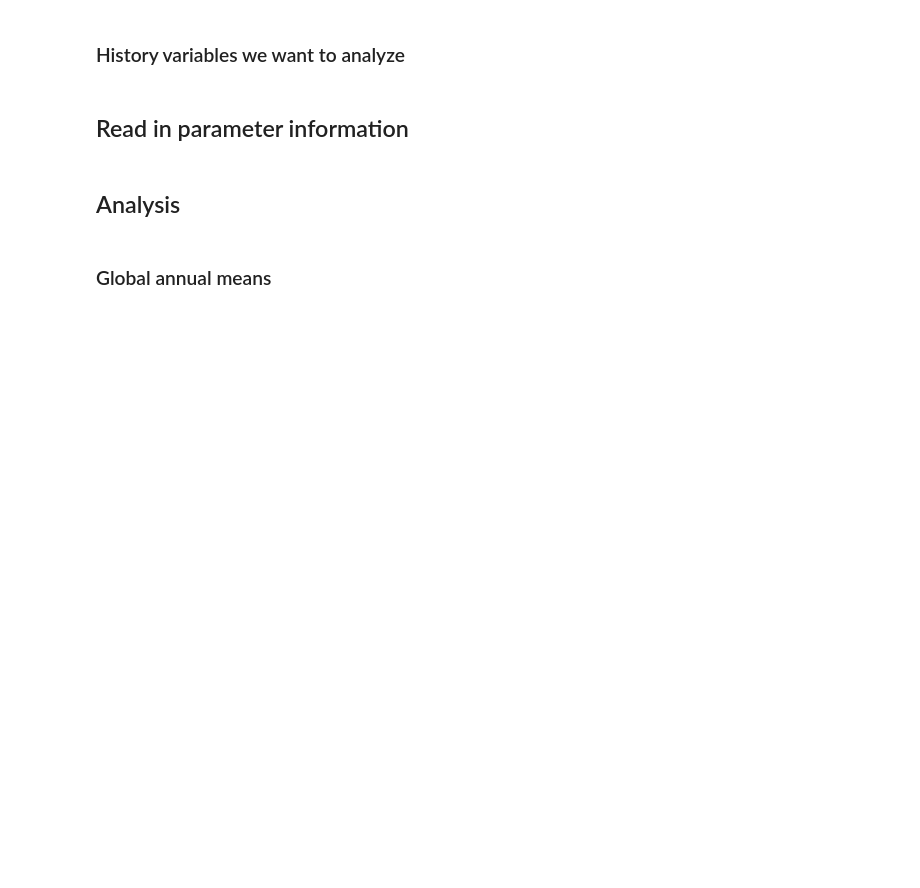
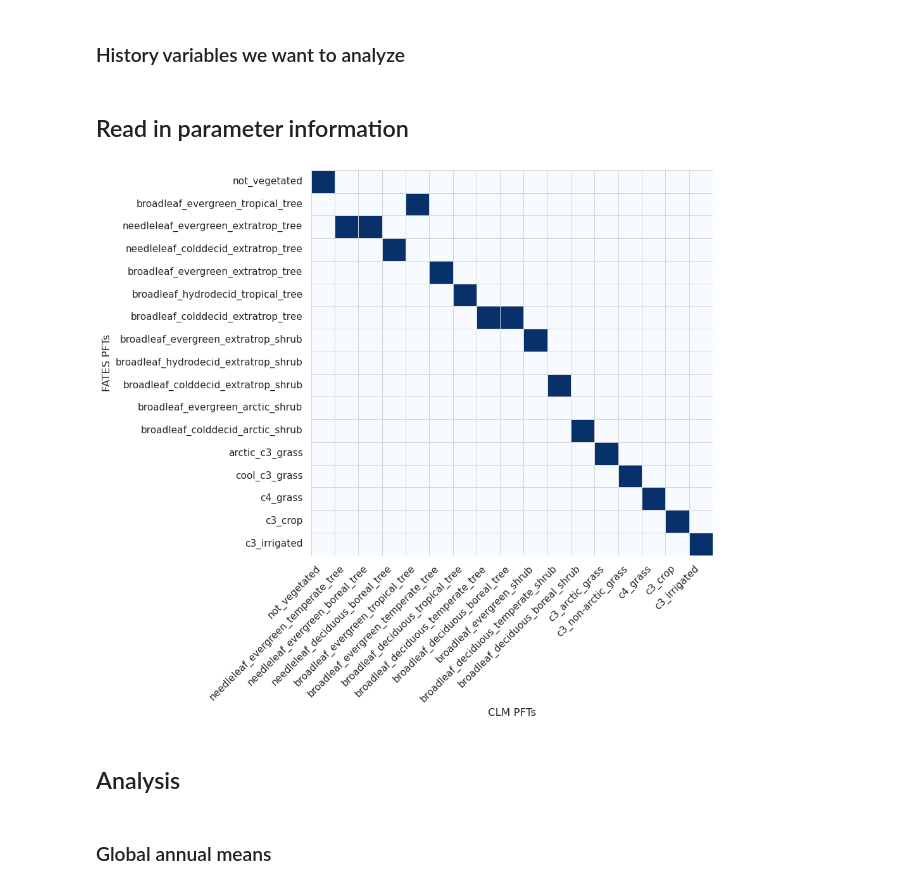
Before and after one commit to adrifoster/fates_calibration_library, a Jupyter notebook: notebooks/OAATParameters.ipynb, the cells around one changed output. Drawn from its saved outputs; the diff is of its cells as text; code cells hidden in the pictures; blank space fills up the shorter version.

```diff
--- a/notebooks/OAATParameters.ipynb
+++ b/notebooks/OAATParameters.ipynb
@@ -85,6 +85,70 @@ clm_param_dat = oaat.get_clm_param_dat(fates_clm['param_list'])
 
 all_params = pd.concat([clm_param_dat.to_pandas().reset_index().drop(columns=['type', 'ensemble']).drop_duplicates(),
                         fates_param_dat.to_pandas().reset_index().drop(columns=['type', 'ensemble']).drop_duplicates()])
+# %%
+fates_to_clm = {
+    'not_vegetated': [0],
+    'broadleaf_evergreen_tropical_tree': [4],
+    'needleleaf_evergreen_extratrop_tree': [1, 2],
+    'needleleaf_colddecid_extratrop_tree': [3],
+    'broadleaf_evergreen_extratrop_tree': [5],
+    'broadleaf_hydrodecid_tropical_tree': [6],
+    'broadleaf_colddecid_extratrop_tree': [7, 8],
+    'broadleaf_evergreen_extratrop_shrub': [9],
+    'broadleaf_hydrodecid_extratrop_shrub': [],
+    'broadleaf_colddecid_extratrop_shrub': [10],
+    'broadleaf_evergreen_arctic_shrub': [],
+    'broadleaf_colddecid_arctic_shrub': [11],
+    'arctic_c3_grass': [12],
+    'cool_c3_grass': [13],
+    'c4_grass': [14],
+    'c3_crop': [15],
+    'c3_irrigated': [16]
+}
+
+# CLM PFT names by index
+clm_index_to_name = {
+    0: 'not_vegetated',
+    1: 'needleleaf_evergreen_temperate_tree',
+    2: 'needleleaf_evergreen_boreal_tree',
+    3: 'needleleaf_deciduous_boreal_tree',
+    4: 'broadleaf_evergreen_tropical_tree',
+    5: 'broadleaf_evergreen_temperate_tree',
+    6: 'broadleaf_deciduous_tropical_tree',
+    7: 'broadleaf_deciduous_temperate_tree',
+    8: 'broadleaf_deciduous_boreal_tree',
+    9: 'broadleaf_evergreen_shrub',
+    10: 'broadleaf_deciduous_temperate_shrub',
+    11: 'broadleaf_deciduous_boreal_shrub',
+    12: 'c3_arctic_grass',
+    13: 'c3_non-arctic_grass',
+    14: 'c4_grass',
+    15: 'c3_crop',
+    16: 'c3_irrigated'
+}
+
+# Prepare matrix
+fates_labels = list(fates_to_clm.keys())
+clm_labels = [clm_index_to_name[i] for i in range(17)]
+
+matrix = pd.DataFrame(0, index=fates_labels, columns=clm_labels)
+
+# Fill the matrix with 1s where mappings exist
+for fates, clm_indices in fates_to_clm.items():
+    for idx in clm_indices:
+        clm_name = clm_index_to_name.get(idx, f"CLM_{idx}")
+        matrix.loc[fates, clm_name] = 1
+
+# Plot heatmap
+plt.figure(figsize=(10, 9))
+sns.heatmap(matrix, cmap='Blues', cbar=False, linewidths=0.5, linecolor='lightgray', fmt='d')
+plt.xlabel("CLM PFTs")
+plt.ylabel("FATES PFTs")
+plt.xticks(rotation=45, ha='right')
+plt.tight_layout()
+plt.savefig(os.path.join(fig_dir, 'clm_fates_pfts.png'))
+# %% [output]
+[figure, added]
 # %% [markdown]
 ## Analysis
 # %% [markdown]
```
Also changed, not shown: parts of 21 cells of this notebook, 5 other files.
